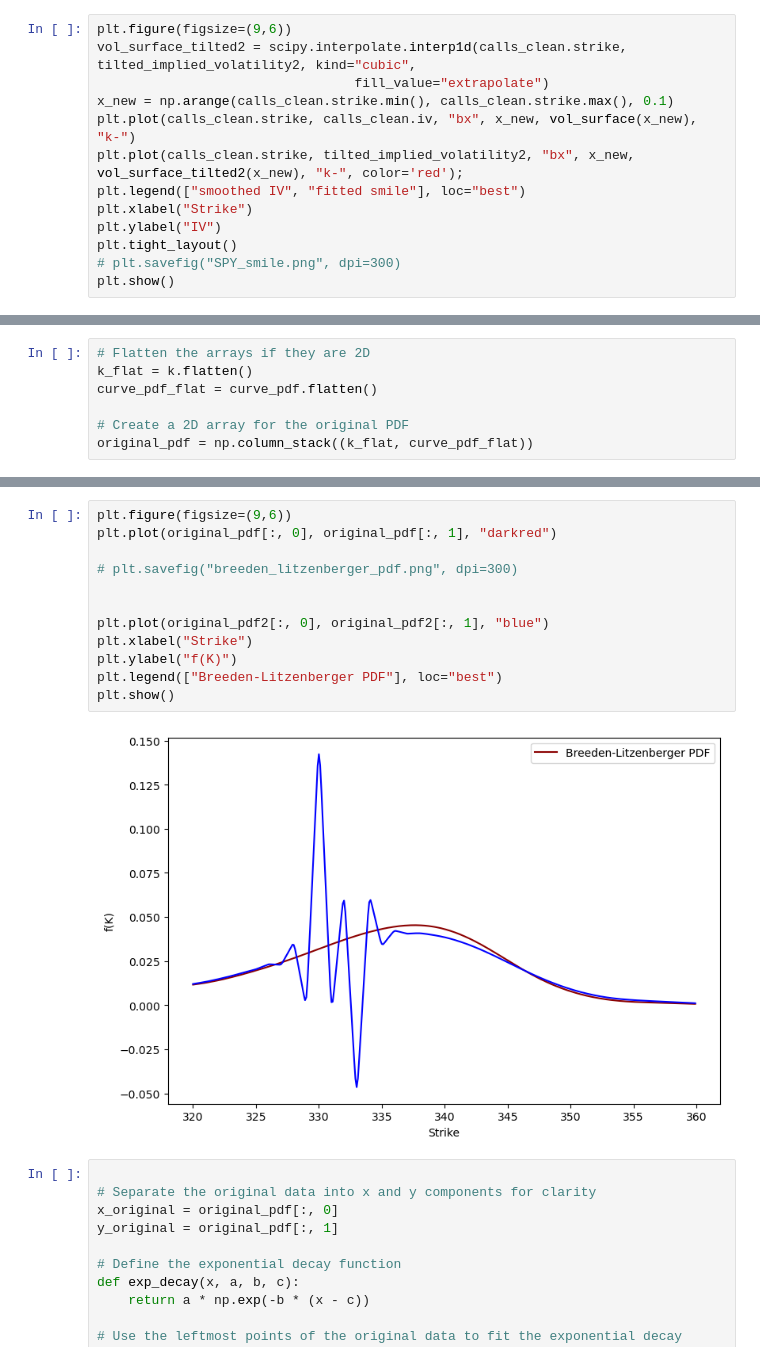
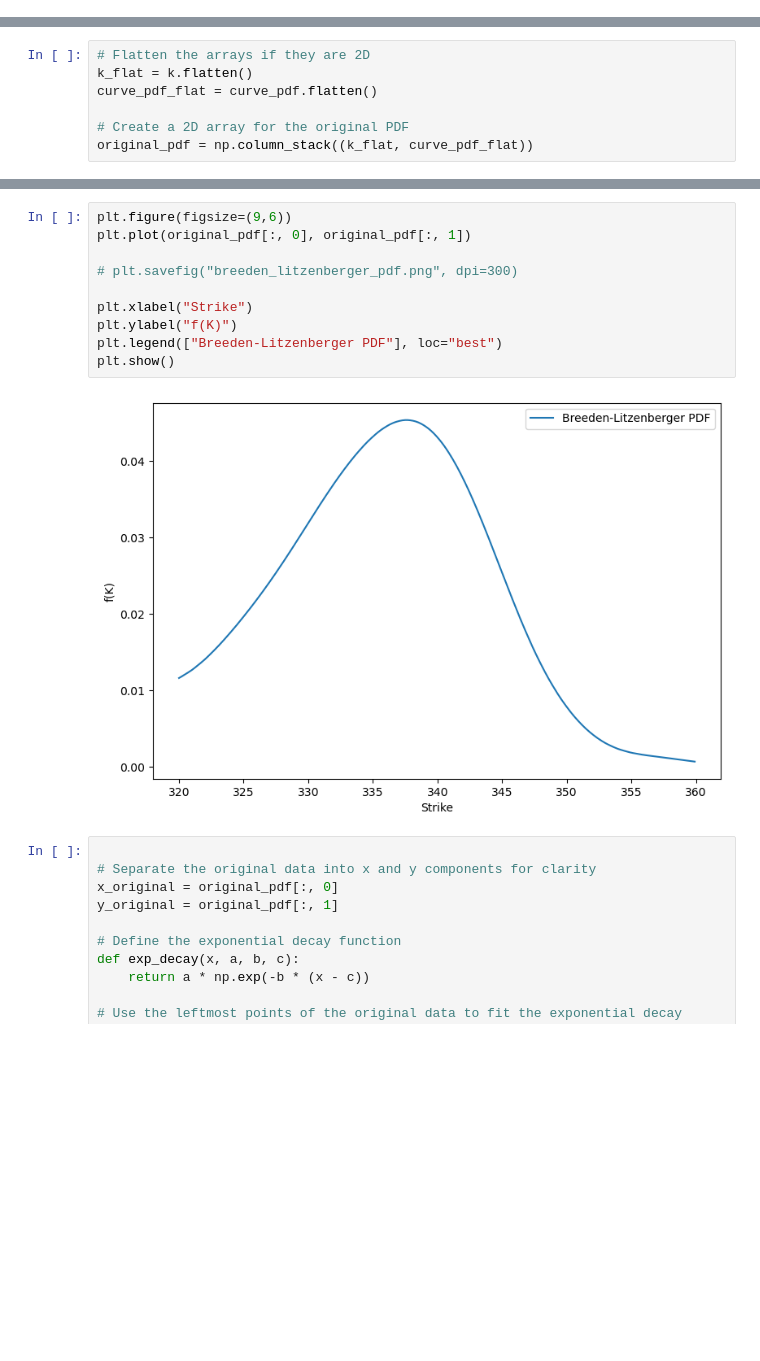
Before and after one commit to astavrop0/Derivative_structuring_and_implied_risk_aversion, a Jupyter notebook: notebooks/Risk Neutral pdf with BL.ipynb, the cells around one changed output, grey strips where cells are left out. Cells and saved outputs as stored; diff of their text form; blank space fills up the shorter version.

Commit message:
added skewed implied vol, custom risk aversion

```diff
--- a/notebooks/Risk Neutral pdf with BL.ipynb
+++ b/notebooks/Risk Neutral pdf with BL.ipynb
@@ -199,13 +141,0 @@ plt.show()
-# %%
-plt.figure(figsize=(9,6))
-vol_surface_tilted2 = scipy.interpolate.interp1d(calls_clean.strike, tilted_implied_volatility2, kind="cubic",
-                                 fill_value="extrapolate")
-x_new = np.arange(calls_clean.strike.min(), calls_clean.strike.max(), 0.1)
-plt.plot(calls_clean.strike, calls_clean.iv, "bx", x_new, vol_surface(x_new), "k-")
-plt.plot(calls_clean.strike, tilted_implied_volatility2, "bx", x_new, vol_surface_tilted2(x_new), "k-", color='red');
-plt.legend(["smoothed IV", "fitted smile"], loc="best")
-plt.xlabel("Strike")
-plt.ylabel("IV")
-plt.tight_layout()
-# plt.savefig("SPY_smile.png", dpi=300)
-plt.show()
@@ -283,17 +188,15 @@ original_pdf2 = np.column_stack((k_flat, curve_pdf_flat2))
 # %%
 plt.figure(figsize=(9,6))
-plt.plot(original_pdf[:, 0], original_pdf[:, 1], "darkred")
+plt.plot(original_pdf[:, 0], original_pdf[:, 1])
 
 # plt.savefig("breeden_litzenberger_pdf.png", dpi=300)
 
-
-plt.plot(original_pdf2[:, 0], original_pdf2[:, 1], "blue")
 plt.xlabel("Strike")
 plt.ylabel("f(K)")
 plt.legend(["Breeden-Litzenberger PDF"], loc="best")
 plt.show()
 # %% [output]
-[figure, old version]
+[figure, new version]
 # %%
 
 # Separate the original data into x and y components for clarity
```
Also changed, not shown: parts of 61 cells of this notebook.
